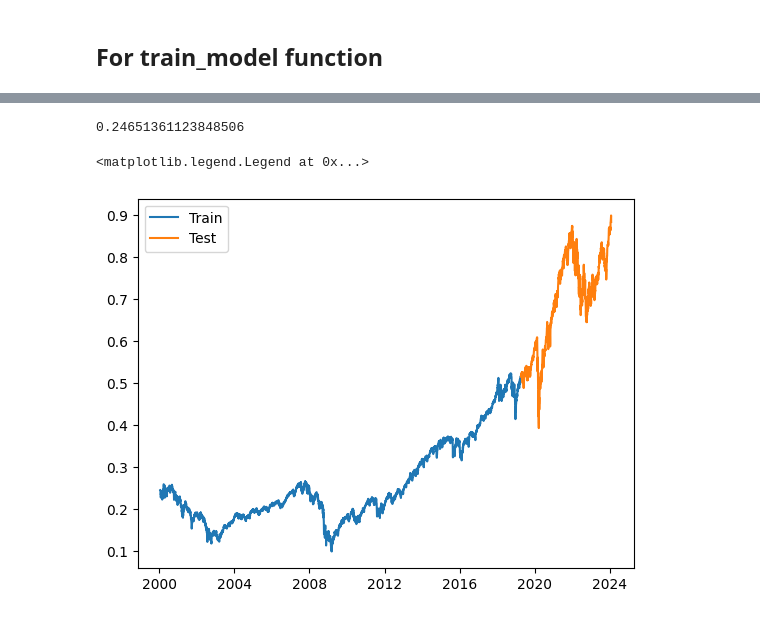
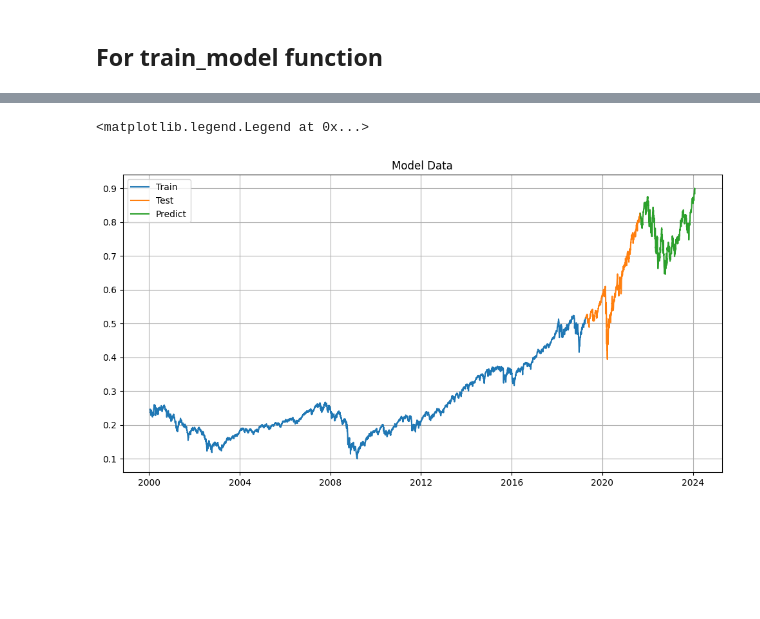
Before and after one commit to BoykoPetevBoev/Stock-Market-Prediction, a Jupyter notebook: src/models/lstm/lstm_model.ipynb, the cells around one changed output, grey strips where cells are left out. Saved outputs shown, nothing was run; the diff lists cells and outputs as text; code cells hidden in the pictures; blank space fills up the shorter version.

Commit message:
DR: Improve the lstm model

```diff
--- a/src/models/lstm/lstm_model.ipynb
+++ b/src/models/lstm/lstm_model.ipynb
@@ -41,15 +40,26 @@ array([[0.24652866, 0.2360286 , 0.23653478, ..., 0.24220632, 0.24548619,
-# %%
-print(y_train[0])
-# %% [output]
-0.24651361123848506
+# %%
+train, test, predict = get_lstm_data()
+
+x_train = train['x']
+y_train = train['y']
+dates_train = train['dates']
+
+x_test = test['x']
+y_test = test['y']
+dates_test = test['dates']
+
+x_predict = predict['x']
+y_predict = predict['y']
+dates_predict = predict['dates']
 # %%
-# plt.plot(dates_train, x_train)
+plt = config_chart('Model Data')
 plt.plot(dates_train, y_train)
 plt.plot(dates_test, y_test)
-plt.legend(['Train', 'Test'])
+plt.plot(dates_predict, y_predict)
+plt.legend(['Train', 'Test', 'Predict'])
 # %% [output]
 <matplotlib.legend.Legend at 0x...>
-[figure, old version]
+[figure, new version]
 # %%
 model, fit_result, evaluate_result = train_model(x_train, x_test, y_train, y_test)
 # %% [output]
```
Also changed, not shown: parts of 18 cells of this notebook, 1 other file.
